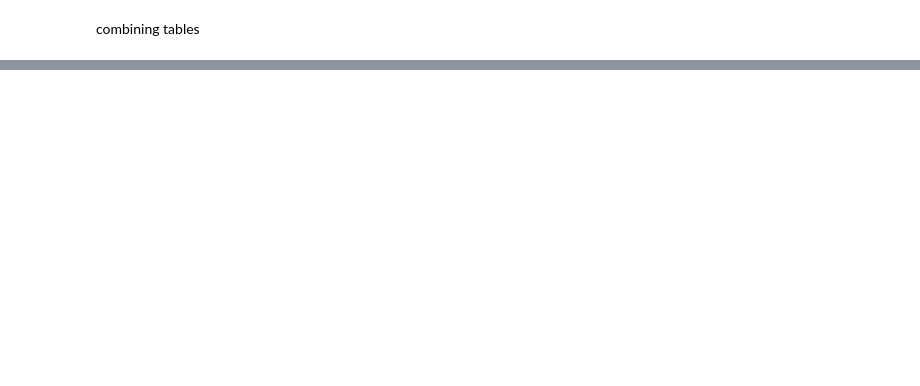
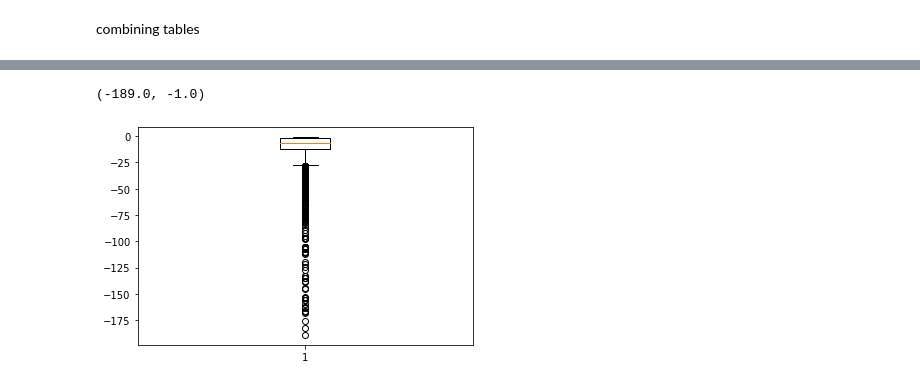
Before and after one commit to NainaAgrawal/ecommerce_sales_analysis, a Jupyter notebook: ecommerceanalysis.ipynb, the cells around one changed output, grey strips where cells are left out. Drawn from its saved outputs; the diff is of its cells as text; code cells hidden in the pictures; blank space fills up the shorter version.

```diff
--- a/ecommerceanalysis.ipynb
+++ b/ecommerceanalysis.ipynb
@@ -381,0 +445,6 @@ hc.sql('''select * from ecommerce limit 2''').toPandas()
+# %%
+d1 = ecom[['order_id', 'order_estimated_delivery_date', 'order_delivered_customer_date', 'review_score',
+           'customer_lat', 'customer_lng', 'seller_lat', 'seller_lng']].drop_duplicates().reset_index(drop = True)
+print(d1.shape)
+d1[:2]
+# reset_index is used to reorder the index incase we drop some cells. 'Drop = True' is used to delete the extra index column that is created beccause of reset index.
@@ -381,0 +456,6 @@ hc.sql('''select * from ecommerce limit 2''').toPandas()
+# %%
+d1['difference_of_date'] = (pd.to_datetime(d1['order_estimated_delivery_date']) - pd.to_datetime(d1['order_delivered_customer_date'])).dt.days
+d1['late_early_del_date'] = np.where(pd.to_datetime(d1['order_estimated_delivery_date']) >= pd.to_datetime(d1['order_delivered_customer_date']), 1, 0)
+# %%
+d1 = d1.dropna(subset = ['difference_of_date']).reset_index(drop = True) #subset refers to dropping a particular column of a dataframe
+d1.shape
@@ -381,0 +478,3 @@ hc.sql('''select * from ecommerce limit 2''').toPandas()
+# %%
+d2 = d1[d1.late_early_del_date == 0].reset_index(drop = True)
+d2[:2]
@@ -381,0 +485,9 @@ hc.sql('''select * from ecommerce limit 2''').toPandas()
+# %%
+d2.difference_of_date.min(), d2.difference_of_date.max()
+# %% [output]
+(-189.0, -1.0)
+# %%
+plt.boxplot(d2.difference_of_date)
+plt.show()
+# %% [output]
+[figure, added]
```
Also changed, not shown: parts of 38 cells of this notebook.
